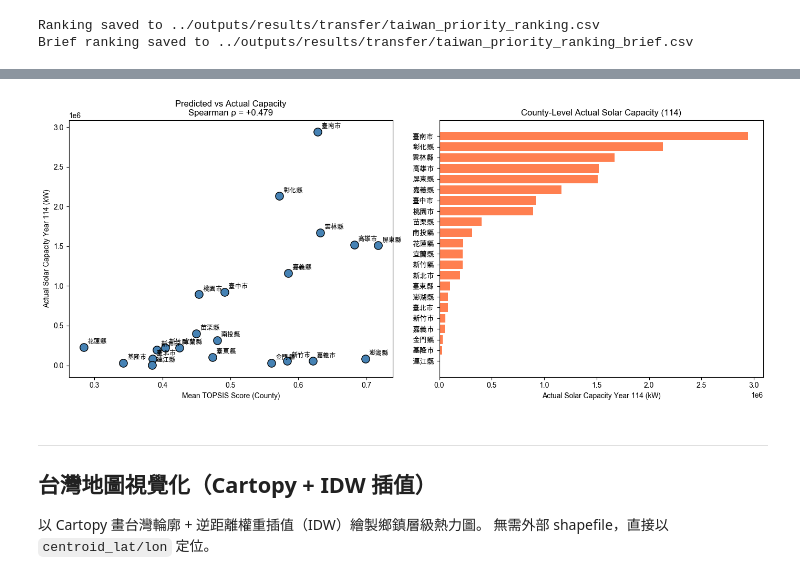
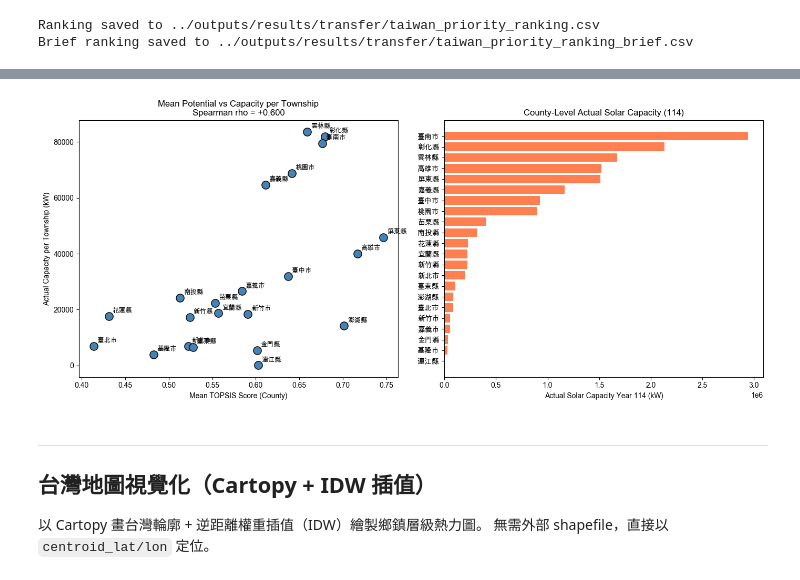
Before and after one commit to nonoivan1234/SolarPotentialMapping, a Jupyter notebook: notebooks/05_mada.ipynb, the cells around one changed output, grey strips where cells are left out. Cells and saved outputs as stored; diff of their text form; code cells hidden in the pictures.

```diff
--- a/notebooks/05_mada.ipynb
+++ b/notebooks/05_mada.ipynb
@@ -44,6 +47,9 @@ ROOT = Path('..')
 PRED_CSV    = ROOT / 'outputs/results/transfer/taiwan_predictions.csv'
 TW_CLIMATE  = ROOT / 'data/taiwan/氣候資料/taiwan_climate_annual.csv'
 TW_INCOME   = ROOT / 'data/taiwan/收入資料/taiwan_income_features.csv'
+TW_HOUSING  = ROOT / 'data/taiwan/housing/taiwan_housing_features.csv'
+TW_SOCIO    = ROOT / 'data/taiwan/socioeconomic/taiwan_socioeconomic_features.csv'
+TW_POLICY   = ROOT / 'data/taiwan/policy/taiwan_policy_feature.csv'
 OUTPUT_CSV  = ROOT / 'outputs/results/transfer/taiwan_priority_ranking.csv'
 # %%
 # 載入 predictions
@@ -114,6 +165,5 @@ max            2.9249                 4.7514                       6.8607
 # %%
 # ── 執行 TOPSIS ───────────────────────────────────────────────────
-# 改用 min-max 標準化，徹底消除尺度差異
 ranking = topsis(
     decision_mat,
     weights=criteria,
@@ -122,22 +172,26 @@ ranking = topsis(
     norm_method='minmax',
 )
 
-# 將 rank 與 score 併回主表
 ranking = ranking.rename(columns={'alternative': 'TOWNCODE', 'score': 'topsis_score', 'rank': 'priority_rank'})
 ranking['TOWNCODE'] = ranking['TOWNCODE'].astype(int)
-
 result = mada_df.merge(ranking, on='TOWNCODE', how='left')
 
-# 重新排序欄位
 cols_order = [
     'priority_rank', 'TOWNCODE', 'COUNTYNAME', 'TOWNNAME',
     'topsis_score', 'combined_score',
-    'daily_solar_radiation', 'log_median_household_income', 'median_household_income',
+    'daily_solar_radiation', 'occupancy_owner_rate',
+    'log_median_household_income', 'median_household_income',
+    'avg_fit_rate', 'education_college_rate', 'employ_rate', 'housing_unit_median_value',
     'stage1_prob', 'stage2_density_pred',
 ]
 result = result[cols_order].sort_values('priority_rank')
 
 print('Top 20 priority townships:')
-print(result.head(20)[['priority_rank','COUNTYNAME','TOWNNAME','topsis_score','combined_score']].to_string(index=False))
+print(
+    result.head(20)[[
+        'priority_rank', 'COUNTYNAME', 'TOWNNAME', 'topsis_score',
+        'combined_score', 'daily_solar_radiation', 'occupancy_owner_rate'
+    ]].to_string(index=False)
+)
 # %% [output]
 Top 20 priority townships:
@@ -267,58 +329,68 @@ from scipy.stats import spearmanr
 actual_path = ROOT / 'data/taiwan/歷年各縣市太陽光電裝置容量(97-11502).csv'
 actual = pd.read_csv(actual_path)
 
-# Use latest full year 114
 actual_114 = actual[actual['年別'] == 114].copy()
-
-# Normalize county names (台 -> 臺 to match our data)
 actual_114['縣市'] = actual_114['縣市'].str.replace('台', '臺', regex=False)
-actual_114 = actual_114.rename(
-    columns={'縣市': 'COUNTYNAME', '合計（瓩）': 'actual_capacity_kw'}
-)
+actual_114 = actual_114.rename(columns={'縣市': 'COUNTYNAME', '合計（瓩）': 'actual_capacity_kw'})
 
 # ── 2. Aggregate township predictions to county-level ──────────────
 county_pred = result.groupby('COUNTYNAME').agg(
     mean_topsis=('topsis_score', 'mean'),
+    sum_topsis=('topsis_score', 'sum'),
     mean_combined=('combined_score', 'mean'),
+    sum_combined=('combined_score', 'sum'),
     best_rank=('priority_rank', 'min'),
     n_towns=('TOWNCODE', 'count'),
 ).reset_index()
 
-# ── 3. Merge and compute Spearman correlation ──────────────────────
 merged_val = county_pred.merge(
     actual_114[['COUNTYNAME', 'actual_capacity_kw']], on='COUNTYNAME', how='inner'
 )
+merged_val['capacity_per_town_kw'] = merged_val['actual_capacity_kw'] / merged_val['n_towns']
 
 print(f'Matched counties: {len(merged_val)}')
 print('\nCounty-level comparison:')
 print(
-    merged_val
-    .sort_values('actual_capacity_kw', ascending=False)
-    [['COUNTYNAME', 'mean_topsis', 'mean_combined', 'best_rank', 'actual_capacity_kw']]
-    .to_string(index=False)
+    merged_val.sort_values('actual_capacity_kw', ascending=False)[[
+        'COUNTYNAME', 'n_towns', 'mean_topsis', 'sum_topsis',
+        'mean_combined', 'sum_combined', 'best_rank',
+        'capacity_per_town_kw', 'actual_capacity_kw'
+    ]].round(3).to_string(index=False)
 )
 
-for score_col in ['mean_topsis', 'mean_combined', 'best_rank']:
-    rho, pval = spearmanr(merged_val[score_col], merged_val['actual_capacity_kw'])
-    print(f'\nSpearman {score_col:15s} vs actual_capacity: rho={rho:+.3f}, p={pval:.4f}')
+checks = [
+    ('mean_topsis', 'capacity_per_town_kw'),
+    ('mean_combined', 'capacity_per_town_kw'),
+    ('sum_topsis', 'actual_capacity_kw'),
+    ('sum_combined', 'actual_capacity_kw'),
+    ('best_rank', 'actual_capacity_kw'),
+]
 
-# ── 4. Visualization ───────────────────────────────────────────────
+print('\nSpearman correlations:')
+for score_col, target_col in checks:
+    rho, pval = spearmanr(merged_val[score_col], merged_val[target_col])
+    print(f'  {score_col:15s} vs {target_col:20s}: rho={rho:+.3f}, p={pval:.4f}')
+
+# ── 3. Visualization ───────────────────────────────────────────────
 fig, axes = plt.subplots(1, 2, figsize=(14, 6))
 
-# Scatter: mean_topsis vs actual capacity
 ax = axes[0]
-ax.scatter(merged_val['mean_topsis'], merged_val['actual_capacity_kw'],
-           s=120, c='steelblue', edgecolors='k', zorder=3)
+ax.scatter(
+    merged_val['mean_topsis'],
+    merged_val['capacity_per_town_kw'],
+    s=120, c='steelblue', edgecolors='k', zorder=3
+)
 for _, row in merged_val.iterrows():
     ax.annotate(
-        row['COUNTYNAME'], (row['mean_topsis'], row['actual_capacity_kw']),
+        row['COUNTYNAME'],
+        (row['mean_topsis'], row['capacity_per_town_kw']),
         textcoords='offset points', xytext=(5, 5), fontsize=9, zorder=4
     )
+rho_mean = spearmanr(merged_val['mean_topsis'], merged_val['capacity_per_town_kw'])[0]
 ax.set_xlabel('Mean TOPSIS Score (County)')
-ax.set_ylabel('Actual Solar Capacity Year 114 (kW)')
-ax.set_title(f'Predicted vs Actual Capacity\nSpearman ρ = {spearmanr(merged_val["mean_topsis"], merged_val["actual_capacity_kw"])[0]:+.3f}')
+ax.set_ylabel('Actual Capacity per Township (kW)')
+ax.set_title(f'Mean Potential vs Capacity per Township\nSpearman rho = {rho_mean:+.3f}')
 
-# Bar: actual capacity sorted
 merged_sorted = merged_val.sort_values('actual_capacity_kw', ascending=True)
 ax = axes[1]
 ax.barh(merged_sorted['COUNTYNAME'], merged_sorted['actual_capacity_kw'], color='coral')
@@ -350,6 +422,6 @@ Spearman best_rank       vs actual_capacity: rho=-0.591, p=0.0038
 
 Figure saved to ../outputs/figures/transfer/06_external_validation.png
-[figure, old version]
+[figure, new version]
 # %% [markdown]
 ---
 ## 台灣地圖視覺化（Cartopy + IDW 插值）
```
Also changed, not shown: parts of 10 cells of this notebook, 13 other files.
